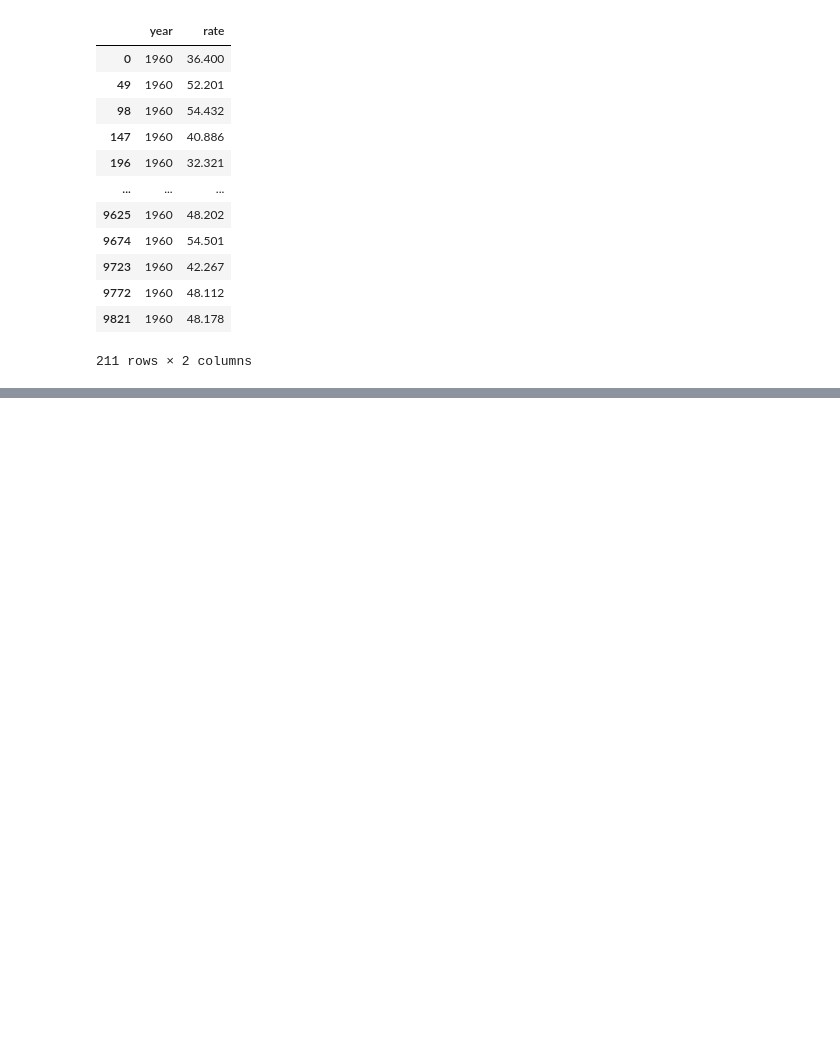
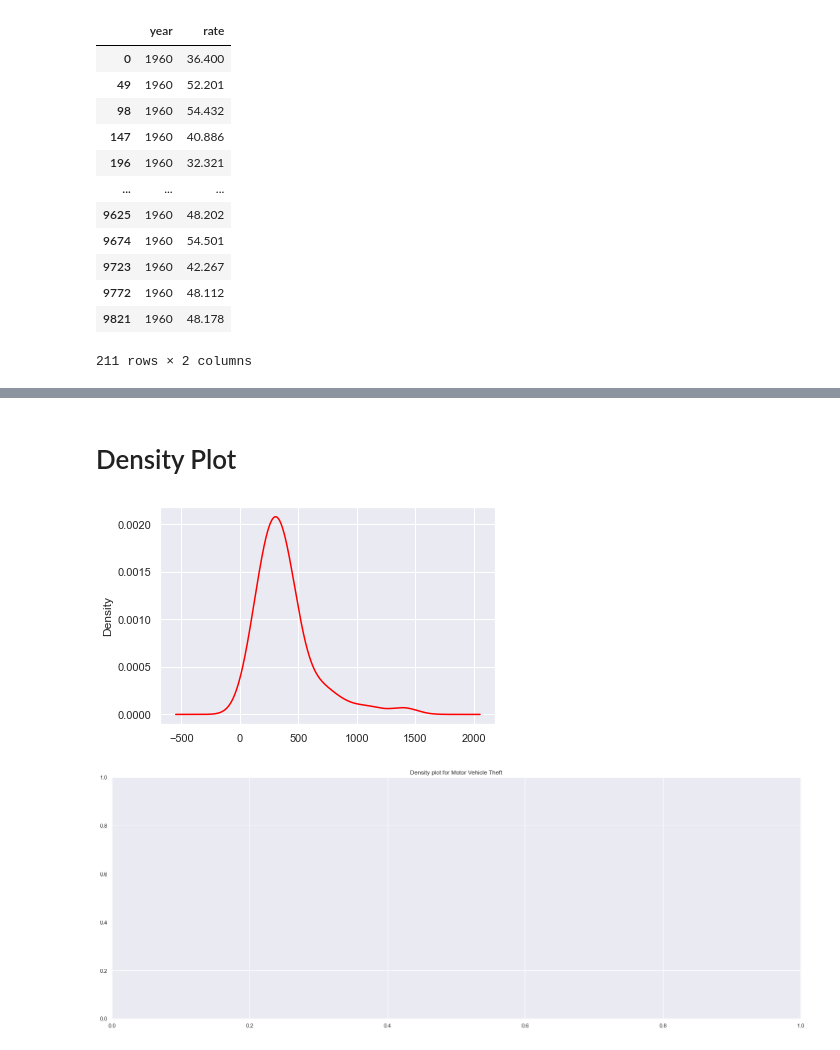
Before and after one commit to samantoz/dsc640-data_presentation, a Jupyter notebook: notebook/ex4.2.ipynb, the cells around one changed output, grey strips where cells are left out. Drawn from its saved outputs; the diff is of its cells as text; code cells hidden in the pictures; blank space fills up the shorter version.

```diff
--- a/notebook/ex4.2.ipynb
+++ b/notebook/ex4.2.ipynb
@@ -149,0 +155,11 @@ plt.show()
+# %% [markdown]
+# Density Plot
+# %%
+crime_rate.motor_vehicle_theft.plot.density(color='red')
+# crime_rate.murder.plot.density(color='red')
+plt.figure(figsize=(25, 9))
+plt.title('Density plot for Motor Vehicle Theft')
+plt.show()
+# %% [output]
+[figure, added]
+[figure, added]
```
Also changed, not shown: parts of 3 cells of this notebook.
